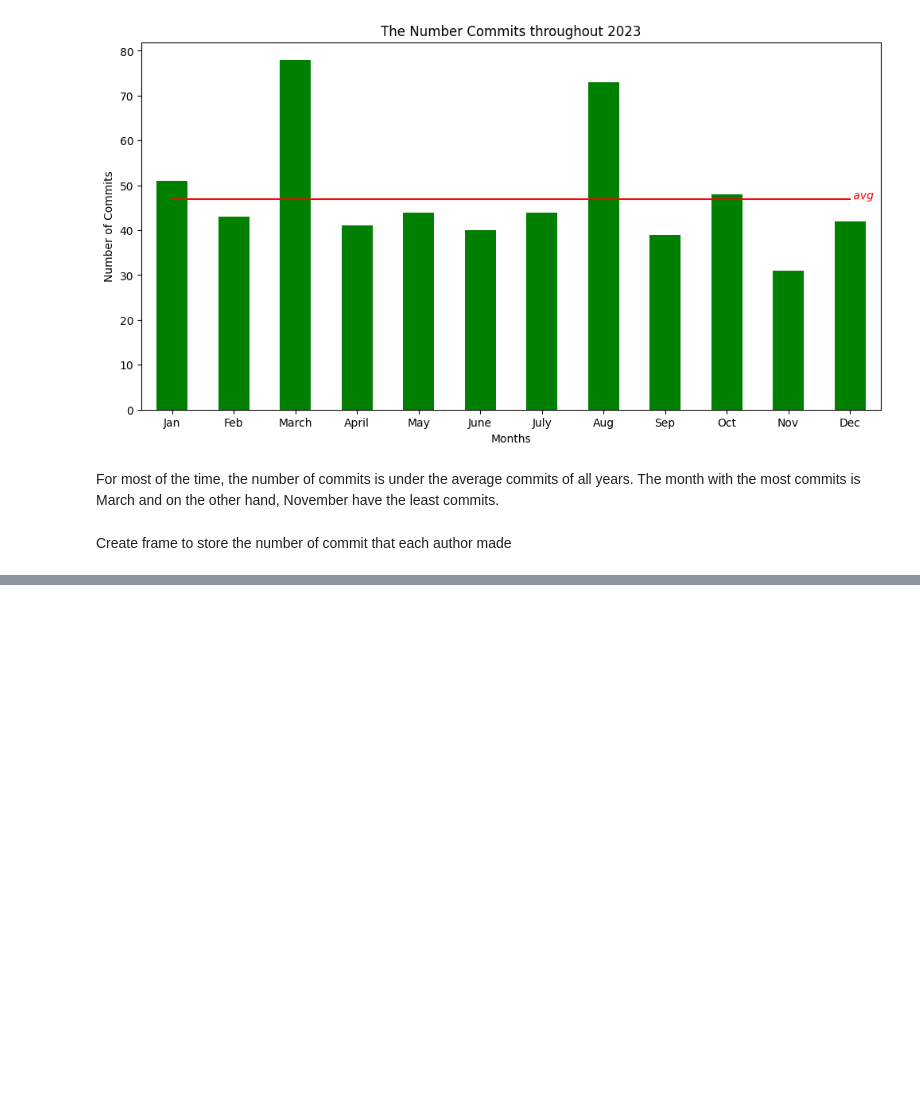
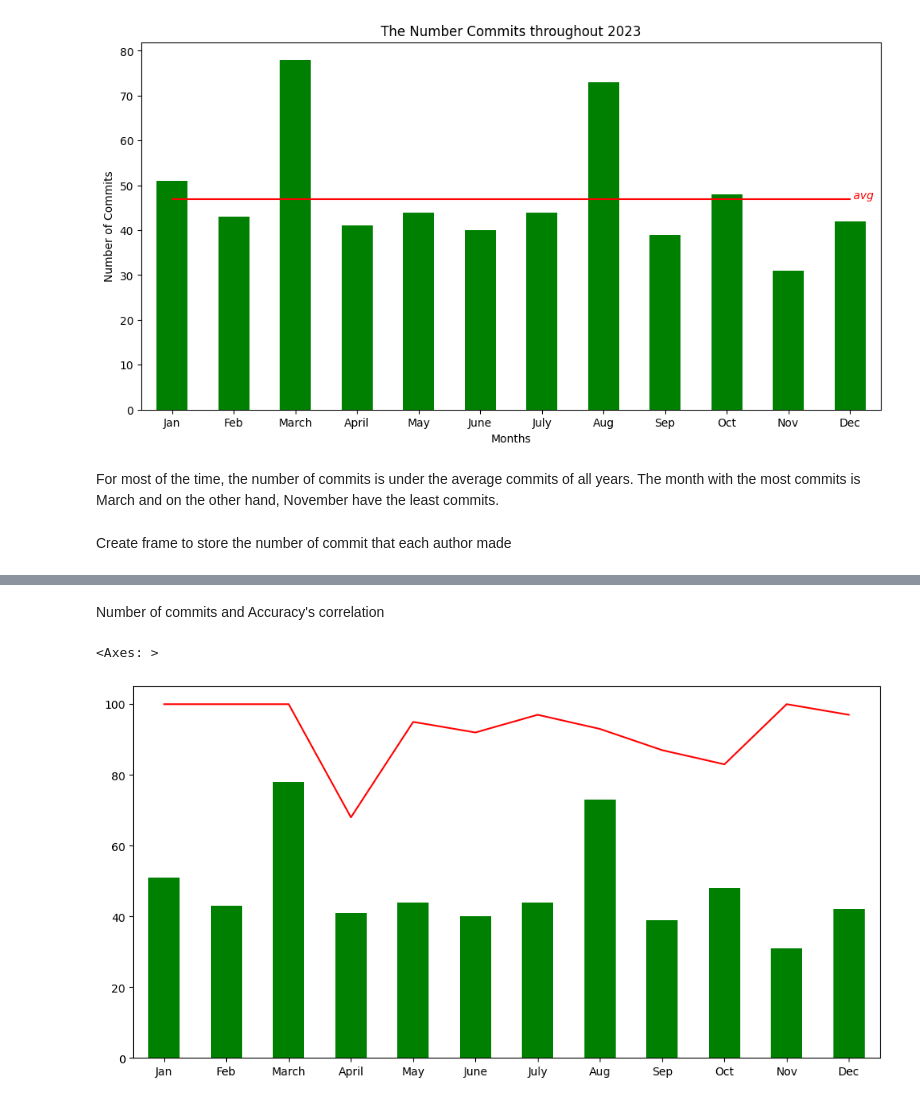
Before and after one commit to Linhcodelinhtinh/Data_Processing, a Jupyter notebook: something/DataProcessing.ipynb, the cells around one changed output, grey strips where cells are left out. Saved outputs shown, nothing was run; the diff lists cells and outputs as text; code cells hidden in the pictures; blank space fills up the shorter version.

```diff
--- a/something/DataProcessing.ipynb
+++ b/something/DataProcessing.ipynb
@@ -185,0 +202,25 @@ commits_by_month
+# %% [markdown]
+Number of commits and Accuracy's correlation
+# %%
+specified_by_month = specified_by_month[::-1]
+specified_by_month['Passed all test'] = [0 for i in range(575)]
+specified_by_month['Passed all test'] = df['Passed all test']
+# specified_by_month = specified_by_month[::-1]
+# specified_by_month.drop('Passed all test', inplace=True)
+# specified_by_month['commit_month'] = specified_by_month['commit_month'].astype('int')
+accuracy_by_month = pd.Series([0 for i in range(12)])
+specified_by_month.to_csv('specified_by_month.csv')
+accu_count = specified_by_month.drop(columns=['Author']).value_counts().sort_index()
+i = 1
+for index in accu_count.index:
+    if (i, False) == index and i <= 12:
+        accuracy_by_month[i-1] = int(accu_count[(i, True)]/(accu_count[(i, True)] + accu_count[index])*100)
+        i += 1
+    elif (i, False) not in accu_count.index and i <= 12:
+        accuracy_by_month[i-1] = 100
+        i += 1
+commits_by_month['Commits'].plot.bar(figsize = (12,6) ,color=['green'])
+accuracy_by_month.plot(color = "red")
+# %% [output]
+<Axes: >
+[figure, added]
```
Also changed, not shown: parts of 9 cells of this notebook, 3 other files.
